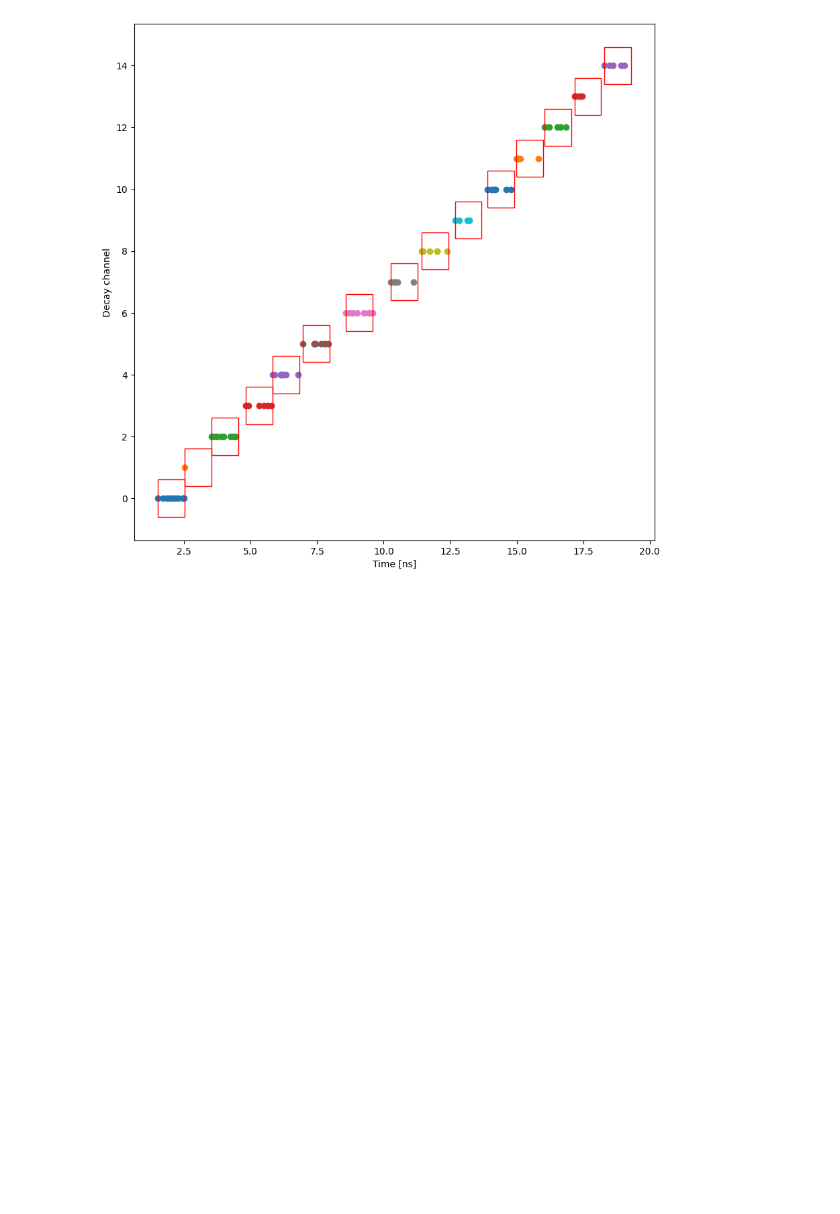
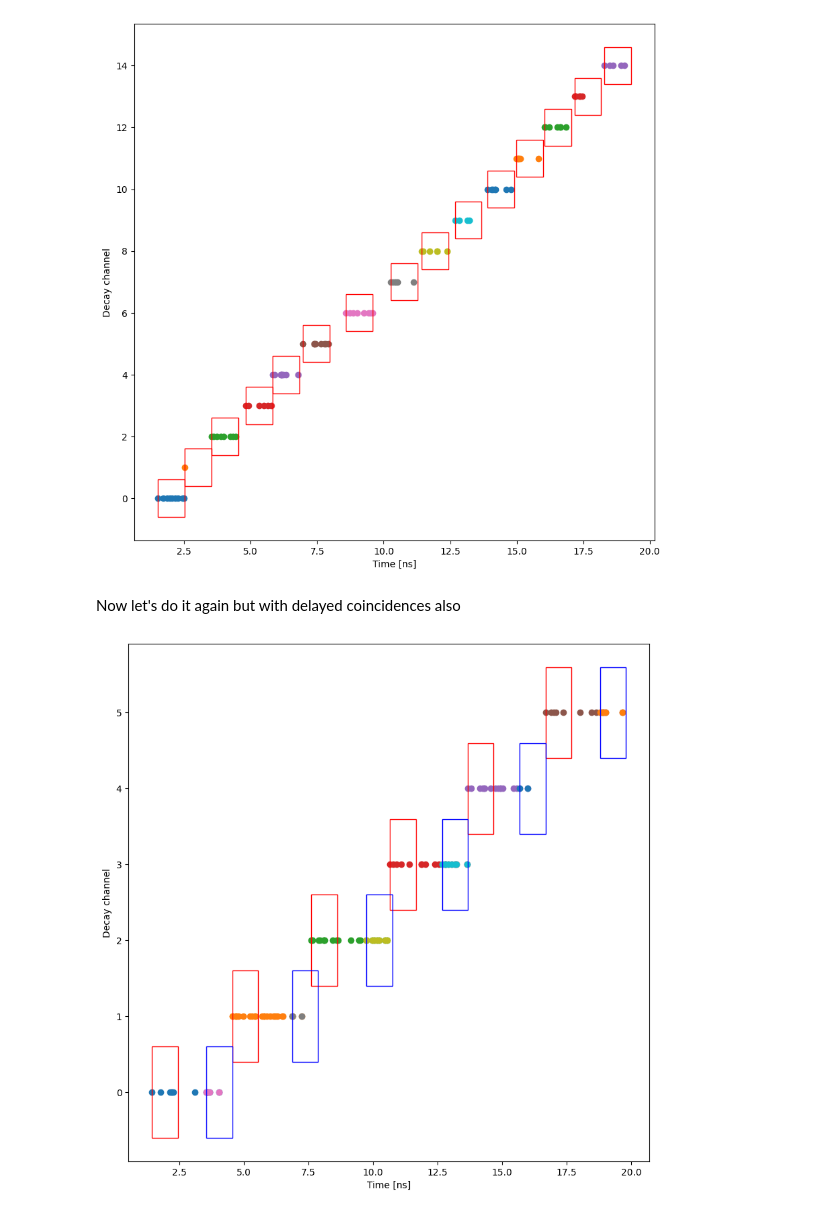
Before and after one commit to bwynneHEP/SimplePetScanner, a Jupyter notebook: analysis_v2/CheckBatching.ipynb, the cells around one changed output. Drawn from its saved outputs; the diff is of its cells as text; code cells hidden in the pictures; blank space fills up the shorter version.

Commit message:
Basic code works, but results (as visualised) are wrong: need to end the prompt window correctly

```diff
--- a/analysis_v2/CheckBatching.ipynb
+++ b/analysis_v2/CheckBatching.ipynb
@@ -234,7 +234,7 @@ Ideally this is happening inside the GenerateCoincidences method, but it's hard
 # %%
 from matplotlib.patches import Rectangle
 
-def CoincidenceBoxes( Coincidences, CoincidenceTimes, TimeWindow ):
+def CoincidenceBoxes( Coincidences, CoincidenceTimes, TimeWindow, BoxColour='r' ):
 
     for i, coincidence in enumerate( Coincidences ):
         time = CoincidenceTimes[ i ]
@@ -243,7 +243,7 @@ def CoincidenceBoxes( Coincidences, CoincidenceTimes, TimeWindow ):
         y -= 0.1
         height += 0.2
         mpl.gca().add_patch( Rectangle( (time, y), TimeWindow, height, \
-                                        linewidth=1,edgecolor='r',facecolor='none') )
+                                        linewidth=1,edgecolor=BoxColour,facecolor='none') )
 # %%
 # Not possible to reproduce previous plots exactly unless you reset the dataset shuffle
 RNG = np.random.default_rng(1)
@@ -269,3 +269,39 @@ mpl.gcf().set_size_inches( 10, 10 )
 mpl.show()
 # %% [output]
 [figure]
+# %% [markdown]
+Now let's do it again but with delayed coincidences also
+# %%
+# Not possible to reproduce previous plots exactly unless you reset the dataset shuffle
+RNG = np.random.default_rng(1)
+
+coincidences = []
+coincidencePhotonTimes = []
+coincidenceTimes = []
+delayTimes = []
+delayedPhotonTimes = []
+for coincidence, delayed in GenerateCoincidences( BATCH_SIZE, DECAY_RATES, inputData, RNG, CoincidenceWindow=1, SimulationWindow=20, MultiWindow=False, Delay=2 ):
+    coincidenceTimes.append( coincidence[0, DATASET_TIME] )
+    delayTimes.append( delayed[1, DATASET_TIME] ) #note the 0th entry will be the photon that opened the window, i.e. not "delayed"
+    coincidenceIndex = len( coincidences )
+    coincidences.append( [coincidenceIndex-0.5, coincidenceIndex+0.5] ) #photon channel info not preserved any more
+    photonTimes = []
+    for photon in coincidence:
+        photonTimes.append( photon[DATASET_TIME] )
+    coincidencePhotonTimes.append( photonTimes )
+    photonTimes = []
+    for photon in delayed[1:]:
+        photonTimes.append( photon[DATASET_TIME] )
+    delayedPhotonTimes.append( photonTimes )
+
+TimelinesPlot( coincidencePhotonTimes )
+TimelinesPlot( delayedPhotonTimes )
+CoincidenceBoxes( coincidences, coincidenceTimes, 1 )
+CoincidenceBoxes( coincidences, delayTimes, 1, BoxColour='b' )
+
+mpl.xlabel( "Time [ns]" )
+mpl.ylabel( "Decay channel" )
+mpl.gcf().set_size_inches( 10, 10 )
+mpl.show()
+# %% [output]
+[figure, added]
```
Also changed, not shown: 1 other file.
